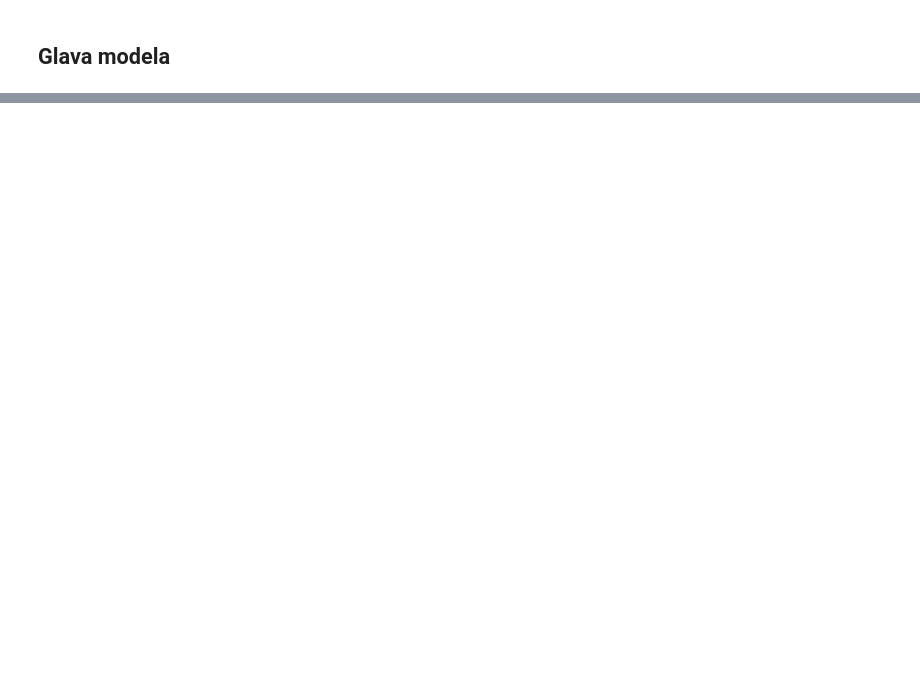
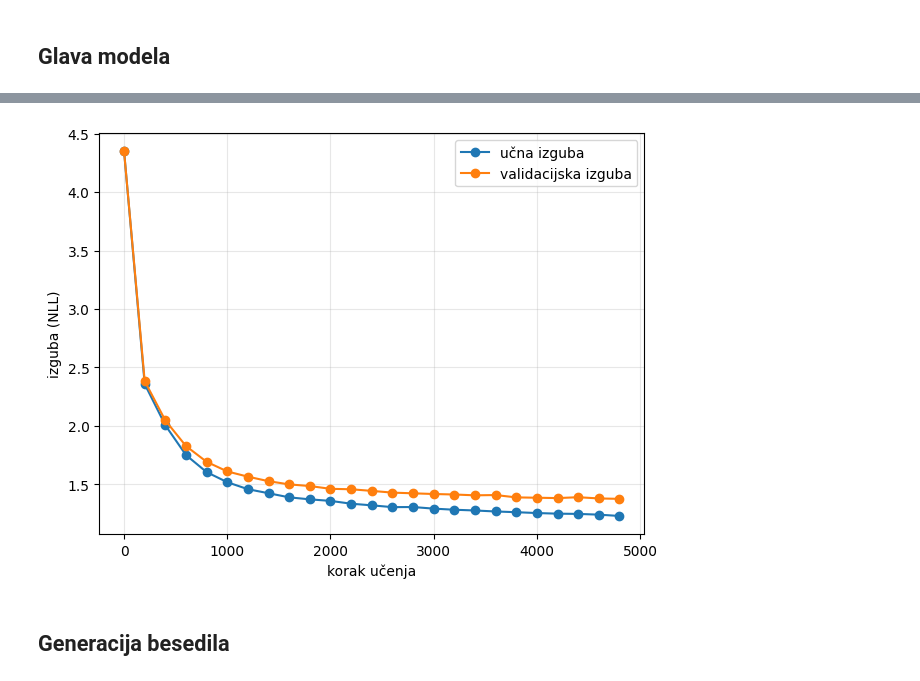
Before and after one commit to j-gavran/PSUF, a Jupyter notebook: psuf/naloga_2/vaje/gpt_demo.ipynb, the cells around one changed output, grey strips where cells are left out. Cells and saved outputs as stored; diff of their text form; code cells hidden in the pictures; blank space fills up the shorter version.

```diff
--- a/psuf/naloga_2/vaje/gpt_demo.ipynb
+++ b/psuf/naloga_2/vaje/gpt_demo.ipynb
@@ -457,0 +854,6 @@ Korak 2900: učna izguva 2.8254, validacijska izguba 2.7730.
+# %%
+use_checkpoint = True
+checkpoint_path = "data/cankar_gpt.pt"
+
+if use_checkpoint:
+    checkpoint = torch.load(checkpoint_path, map_location=device)
@@ -457,0 +875,17 @@ Korak 2900: učna izguva 2.8254, validacijska izguba 2.7730.
+# %%
+if use_checkpoint:
+    # naložimo že naučen model
+    config = GPTConfig(**checkpoint["config"])
+    history = checkpoint["history"]
+
+    cankar_gpt = GPT(config).to(device)
+
+    state_dict = {k.removeprefix("_orig_mod."): v for k, v in checkpoint["model"].items()}
+    cankar_gpt.load_state_dict(state_dict)
+    cankar_gpt.eval()
+else:
+    # naredimo model
+    config = GPTConfig(block_size=block_size, n_embd=128, n_layer=6, n_head=4, dropout=0.1)
+    cankar_gpt = GPT(config).to(device)
+
+cankar_gpt
@@ -457,0 +911,3 @@ Korak 2900: učna izguva 2.8254, validacijska izguba 2.7730.
+# %%
+if compile_model:
+    cankar_gpt = torch.compile(cankar_gpt, fullgraph=True, mode="reduce-overhead")
@@ -457,0 +983,21 @@ Korak 2900: učna izguva 2.8254, validacijska izguba 2.7730.
+# %%
+if not use_checkpoint:
+    history = train()
+# %%
+steps = list(history.keys())
+train_loss = [h["train"] for h in history.values()]
+val_loss = [h["val"] for h in history.values()]
+
+fig, ax = plt.subplots()
+ax.plot(steps, train_loss, marker="o", label="učna izguba")
+ax.plot(steps, val_loss, marker="o", label="validacijska izguba")
+
+ax.set_xlabel("korak učenja")
+ax.set_ylabel("izguba (NLL)")
+ax.grid(alpha=0.3)
+ax.legend()
+fig.tight_layout()
+# %% [output]
+[figure, added]
+# %% [markdown]
+## Generacija besedila
```
Also changed, not shown: parts of 76 cells of this notebook, 18 other files.
